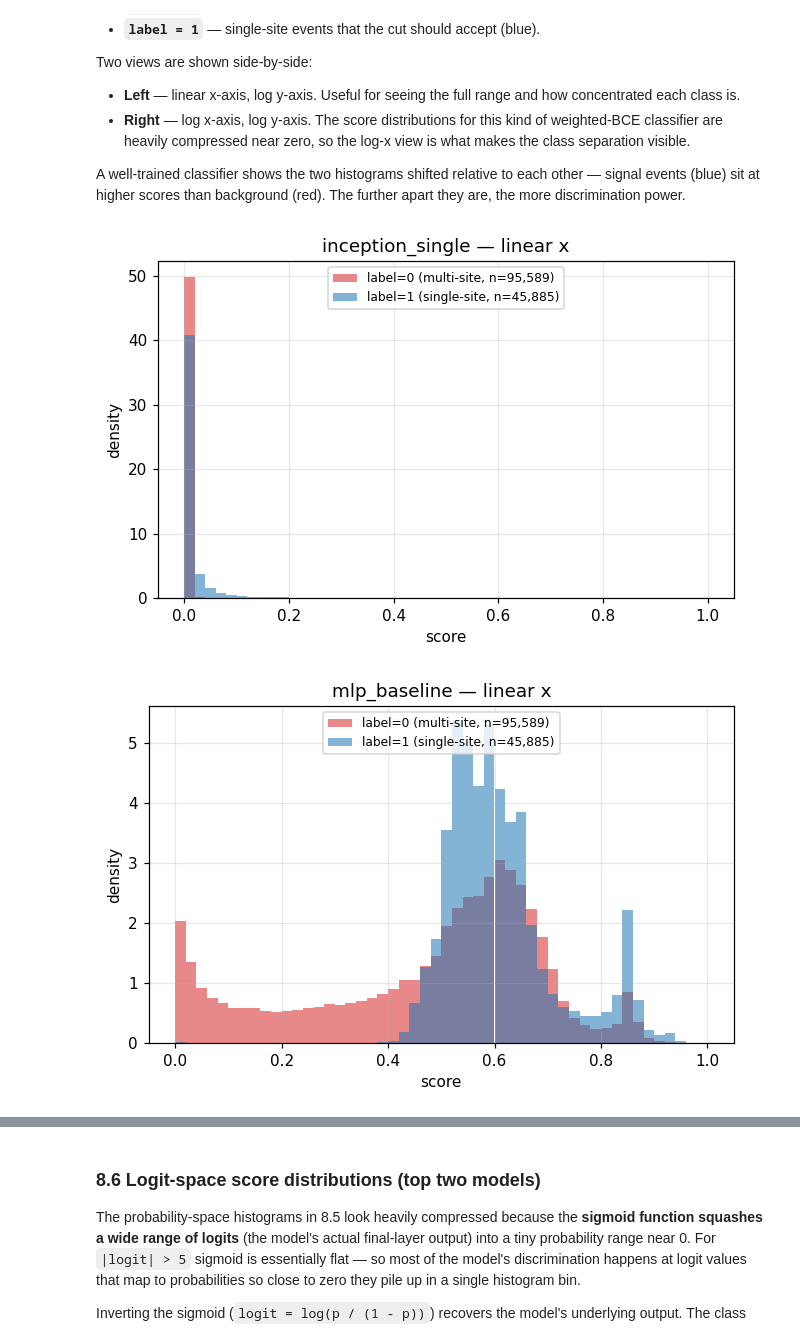
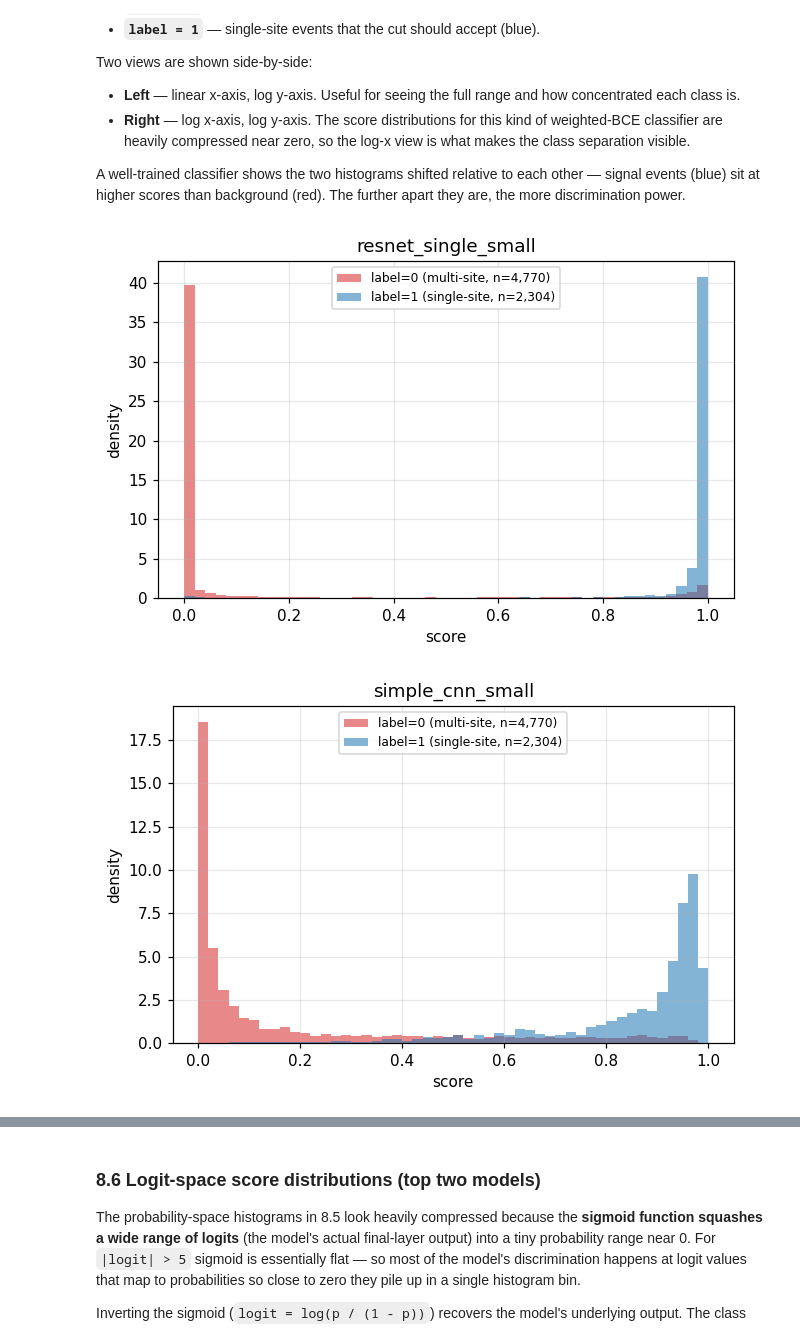
Before and after one commit to Galileo-Sandbox/MAJORANA_ACP, a Jupyter notebook: notebooks/data_visualization.ipynb, the cells around one changed output, grey strips where cells are left out. Saved outputs shown, nothing was run; the diff lists cells and outputs as text; code cells hidden in the pictures.

```diff
--- a/notebooks/data_visualization.ipynb
+++ b/notebooks/data_visualization.ipynb
@@ -313,7 +323,7 @@ continuum sit lower.
 Vertical error bars are the binomial standard error
 `sqrt(p*(1-p)/N)`. Bins with few events are visibly noisier.
 # %%
-e_bins = np.arange(0, 3000, 50)
+e_bins = np.arange(1500, 2800, 5)
 e_centers = 0.5 * (e_bins[:-1] + e_bins[1:])
 
 total, _ = np.histogram(energy, bins=e_bins)
@@ -329,7 +339,7 @@ err = np.where(total > 0,
                0.0)
 
 fig, (ax_top, ax_bot) = plt.subplots(
-    2, 1, figsize=(10, 5.5), sharex=True,
+    2, 1, figsize=(15, 5.5), sharex=True,
     gridspec_kw={"height_ratios": [3, 1]},
 )
 
@@ -341,6 +351,9 @@ ax_top.set_ylim(0, 1.05)
 ax_top.set_title(f"low_avse acceptance vs energy — {sample_file.name}")
 ax_top.grid(True, alpha=0.3)
 
+for name, center in PEAK_MARKERS:
+    ax_top.axvspan(center - 5, center + 5, color="red",alpha=0.2)
+
 ax_bot.bar(e_centers, total, width=np.diff(e_bins),
            color="lightgray", edgecolor="gray", lw=0.4)
 ax_bot.set_yscale("log")
@@ -515,7 +528,7 @@ else:
 # - ["full_data_configs"]                     : just the full-data runs
 # - ["full_data_configs", "small_data_configs"]  : combine groups
 # Loose top-level runs (no subfolder) match the empty-string group "".
-GROUPS: list[str] | None = ["full_data_configs"]
+GROUPS: list[str] | None = ["small_data_configs"]
 
 print(f"RUNS_DIR = {RUNS_DIR}")
 print(f"GROUPS   = {GROUPS}")
@@ -614,7 +625,7 @@ else:
         )
         ax.plot(
             epochs, test_loss, marker="s", linestyle="--",
-            color=color, label=f"{r['name']} (test)",
+            color=color, label=f"{r['name']} (test)", alpha=0.3,
         )
     ax.set_xlabel("Epoch")
     ax.set_ylabel("Loss")
@@ -819,0 +1111,30 @@ else:
+# %%
+classes = [
+    ("signal", "signal acceptance"),
+    ("background", "background rejection"),
+    ("inclusive", "inclusive pass rate"),
+]
+
+fig, axes = plt.subplots(len(classes), 1, figsize=(7.5, 11))
+for row, (cls, row_label) in enumerate(classes):
+    ax = axes[row]
+    res = get_inference(CURRENT_MODEL, CURRENT_BIN_WIDTH, cls)
+    if res is None:
+        ax.text(
+            0.5, 0.5, f"no run for ({CURRENT_BIN_WIDTH} keV, {cls})",
+            transform=ax.transAxes, ha="center", va="center",
+        )
+        continue
+    _, z_comb = pull_arrays(res)
+    plot_pulls(
+        ax, z_comb,
+        title=f"{row_label}   (cov₁σ = {res.coverage_combined['1sigma']:.2f})",
+    )
+
+fig.suptitle(
+    f"{CURRENT_MODEL}  ·  {CURRENT_PARADIGM}  ·  {CURRENT_BIN_WIDTH} keV bins  ·  "
+    f"pulls / σ_combined   ·   target μ = 0, σ = 1",
+    fontsize=12,
+)
+fig.tight_layout()
+plt.show()
@@ -863,33 +1186,33 @@ def plot_score_distribution(run):
     fig, (ax_lin) = plt.subplots(1, 1, figsize=(6, 4))
 
     # Linear x, log y.
 
     bins_lin = np.linspace(0.0, 1.0, 51)
     ax_lin.hist(
         bg_scores, bins=bins_lin, density=True, alpha=0.55,
         color="tab:red", label=f"label=0 (multi-site, n={len(bg_scores):,})",
     )
     ax_lin.hist(
         sig_scores, bins=bins_lin, density=True, alpha=0.55,
         color="tab:blue", label=f"label=1 (single-site, n={len(sig_scores):,})",
     )
     #ax_lin.set_yscale("log")
     ax_lin.set_xlabel("score")
     ax_lin.set_ylabel("density")
-    ax_lin.set_title(f"{run['name']} — linear x")
+    ax_lin.set_title(f"{run['name']}")
     ax_lin.grid(alpha=0.3)
     ax_lin.legend(fontsize=8, loc="upper center")
 
 
     fig.tight_layout()
     plt.show()
 
 
 if not runs:
     print("No runs found.")
 else:
     for r in runs:
         plot_score_distribution(r)
 # %% [output]
-[figure, old version]
+[figure, new version]
-[figure, old version]
+[figure, new version]
```
Also changed, not shown: parts of 22 cells of this notebook, 13 other files.
